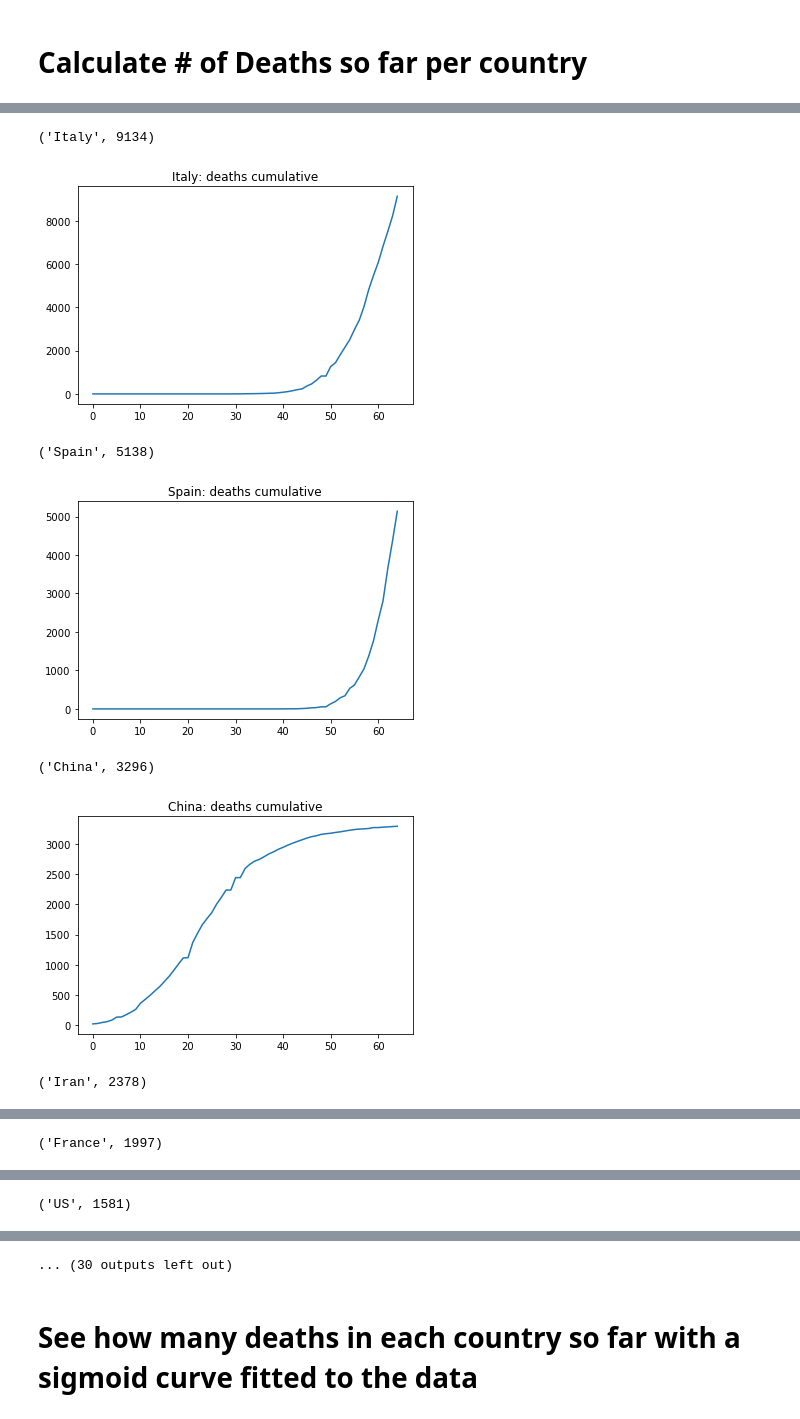
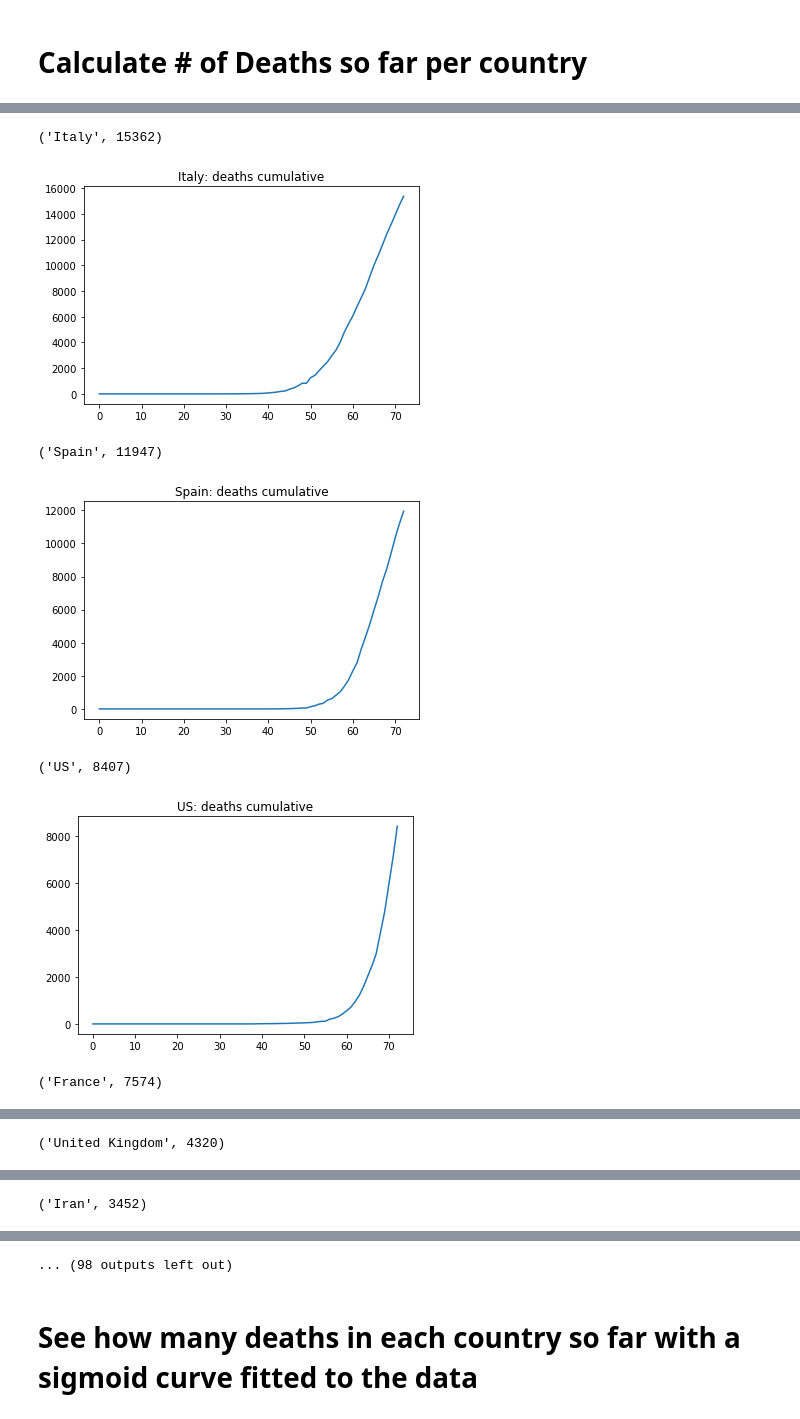
Before and after one commit to Fchaubard/covid-prediction-challenge, a Jupyter notebook: templates/ipython/predict covid-19.ipynb, the cells around one changed output, grey strips where cells are left out. Saved outputs shown, nothing was run; the diff lists cells and outputs as text; code cells hidden in the pictures.

```diff
--- a/templates/ipython/predict covid-19.ipynb
+++ b/templates/ipython/predict covid-19.ipynb
@@ -8,7 +8,7 @@ import numpy as np
 import pandas as pd
 import os
 import glob
-COVID_REPO_PATH = '<path to COVID dataset>'
+COVID_REPO_PATH = '/Users/francoischaubard/Desktop/blahblah/'
 RELATIVE_TIME_SERIES_DATA_PATH = 'csse_covid_19_data/csse_covid_19_time_series/'
 RELATIVE_DAILY_SERIES_DATA_PATH = 'csse_covid_19_data/csse_covid_19_daily_reports/'
 # %% [markdown]
@@ -141,16 +125,16 @@ for country in df_gb["Country/Region"]:
 # %%
 for country,total,curve in sorted(country_deaths, key=lambda x: x[1], reverse=True):
-    if total>50:
+    if total>20:
         plt.figure()
         print(country,total)
         plt.title(country+": deaths cumulative")
         plt.plot(curve)
         plt.show()
 # %% [output]
-('Italy', 9134)
+('Italy', 15362)
-[figure, old version]
+[figure, new version]
-('Spain', 5138)
+('Spain', 11947)
-[figure, old version]
+[figure, new version]
-('China', 3296)
+('US', 8407)
-[figure, old version]
+[figure, new version]
-('Iran', 2378)
+('France', 7574)
@@ -158 +142 @@ for country,total,curve in sorted(country_deaths, key=lambda x: x[1], reverse=Tr
-('France', 1997)
+('United Kingdom', 4320)
@@ -160 +144 @@ for country,total,curve in sorted(country_deaths, key=lambda x: x[1], reverse=Tr
-('US', 1581)
+('Iran', 3452)
@@ -162,4 +146,4 @@ for country,total,curve in sorted(country_deaths, key=lambda x: x[1], reverse=Tr
-... (30 outputs left out)
+... (98 outputs left out)
 # %%
 #population dict
 population_dict = {'Afghanistan':37172386,
```
Also changed, not shown: parts of 16 cells of this notebook, 5 other files.
